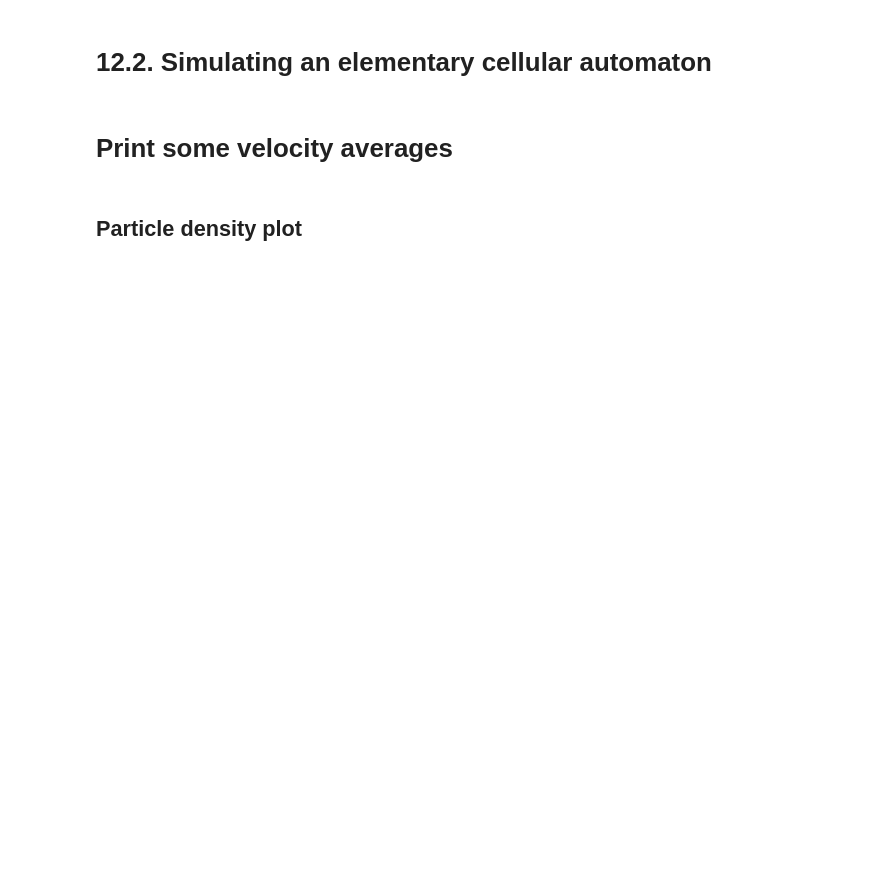
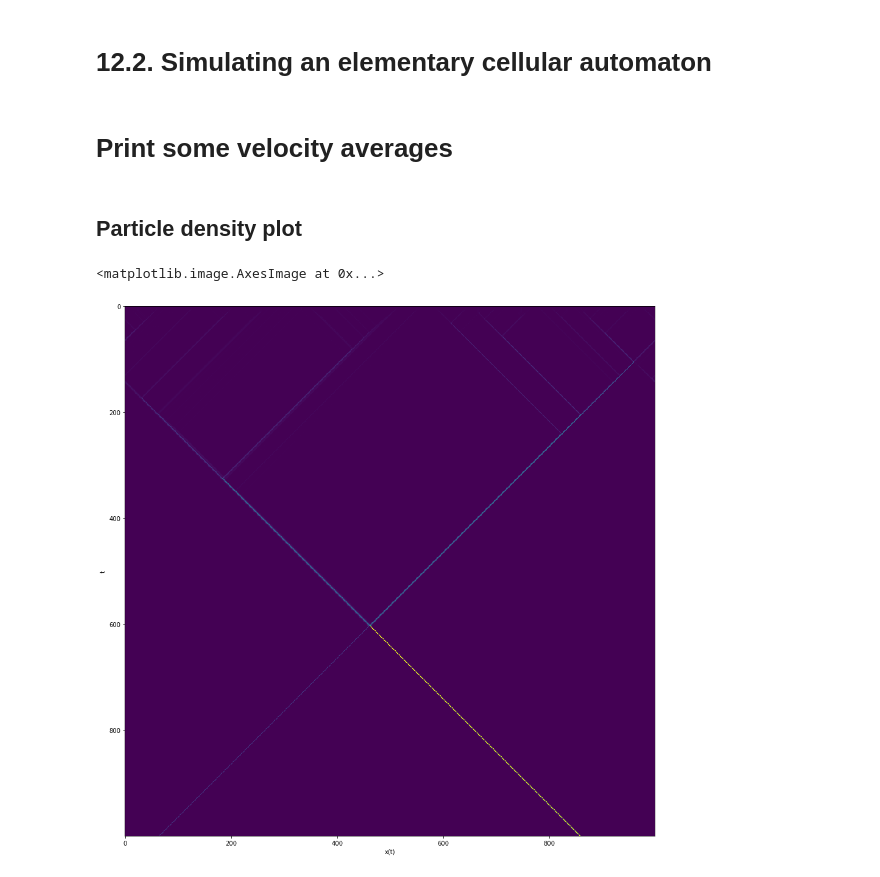
Before and after one commit to wiebetimmers/CSS-ParticleFlocking, a Jupyter notebook: 1D_viscek_automata_density.ipynb, the cells around one changed output. Saved outputs shown, nothing was run; the diff lists cells and outputs as text; code cells hidden in the pictures; blank space fills up the shorter version.

Commit message:
missed random import and return function

```diff
--- a/1D_viscek_automata_density.ipynb
+++ b/1D_viscek_automata_density.ipynb
@@ -120,26 +121,31 @@ def generate2(size, steps, eta, p):
 # %%
 N = 1000
 L = 1000
 its = 1000
 eta = 0.0002
 p = (N/L)
 x = generate2(L, its, eta, p)
 
 
 def get_density_values(x):
     list_of_density = []
     for gens in x:
         density_row = []
         for pos in gens:
             density_row.append(len(pos))
         list_of_density.append(density_row)
+    return list_of_density
+
 
 density_x = get_density_values(x)
 
 plt.figure(figsize=(20, 16))
 plt.ylabel('t')
 plt.xlabel('x(t)')
 plt.imshow(density_x, interpolation='none')
+# %% [output]
+<matplotlib.image.AxesImage at 0x...>
+[figure, added]
 # %%
 # bifurcation plot
 # logistic map
```
Also changed, not shown: parts of 2 cells of this notebook.
